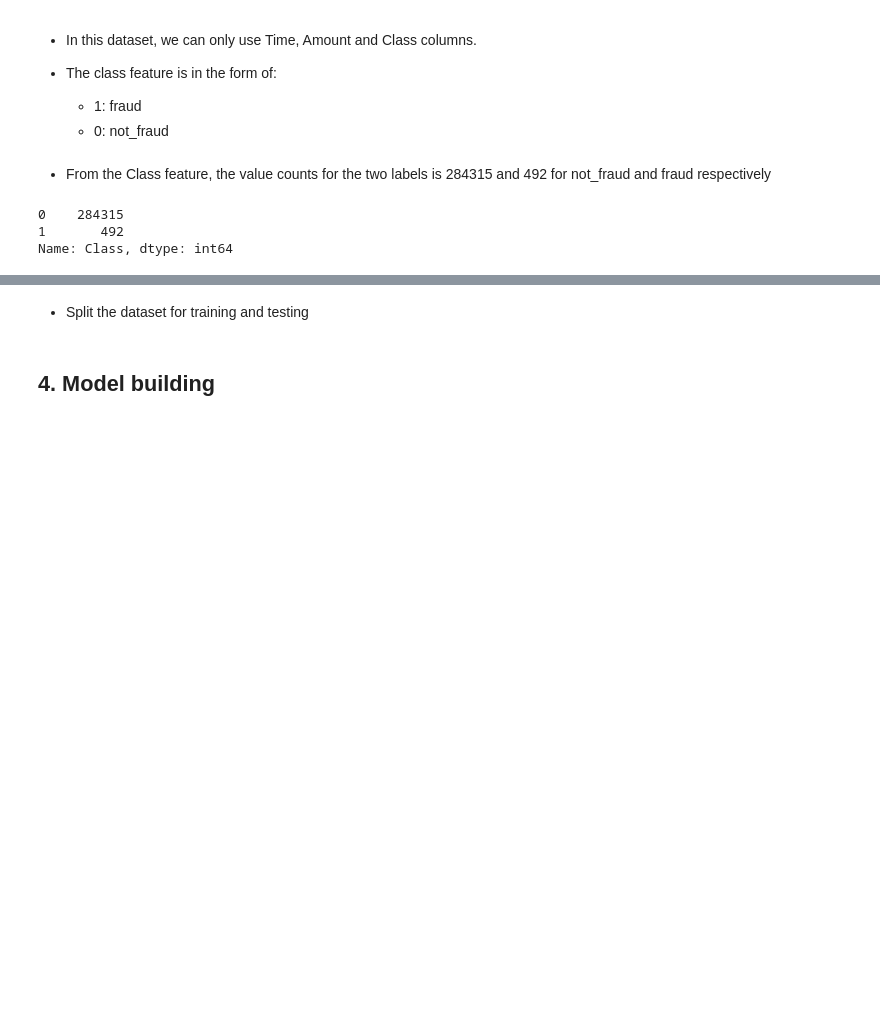
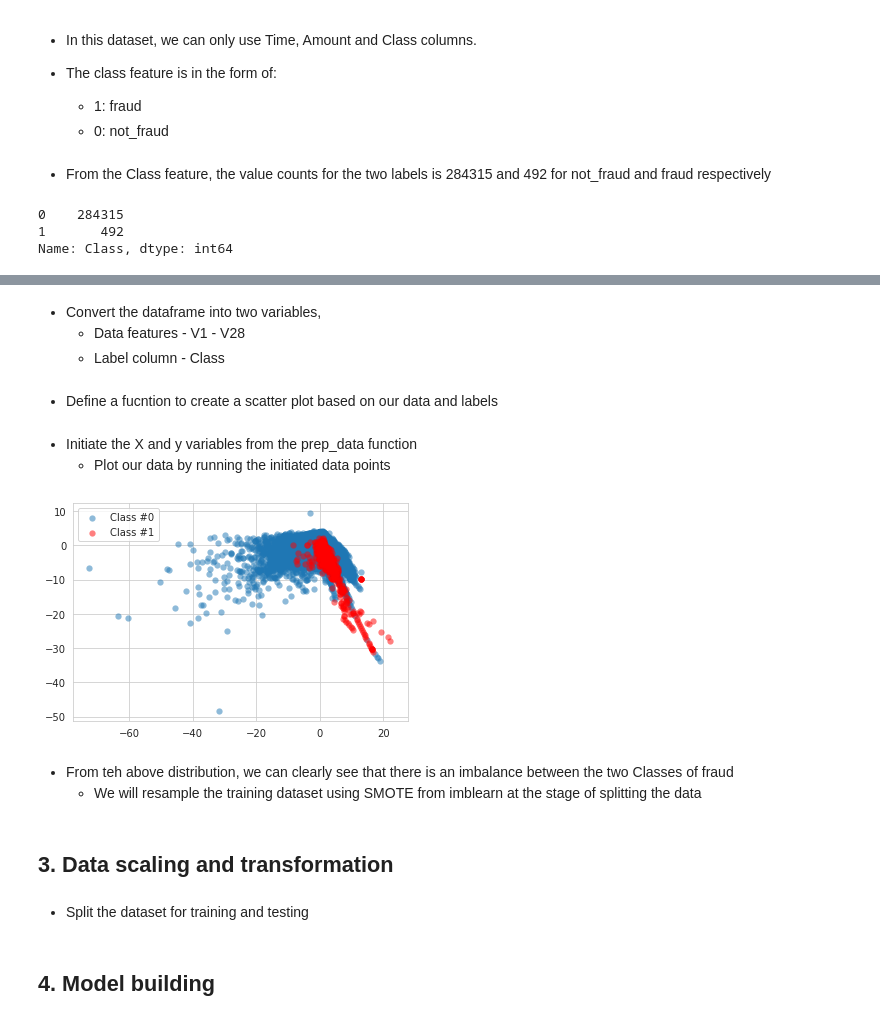
Before and after one commit to EnoshNyarige/creditCard_fraudDetection, a Jupyter notebook: creditCard_fraudDetection.ipynb, the cells around one changed output, grey strips where cells are left out. Saved outputs shown, nothing was run; the diff lists cells and outputs as text; code cells hidden in the pictures; blank space fills up the shorter version.

```diff
--- a/creditCard_fraudDetection.ipynb
+++ b/creditCard_fraudDetection.ipynb
@@ -67,0 +82,31 @@ plt.legend()
+# %% [markdown]
+- Convert the dataframe into two variables,
+    - Data features - V1 - V28
+    - Label column - Class
+# %%
+def prep_data(data: pd.DataFrame) -> (np.ndarray, np.ndarray):
+
+    X = data.iloc[:, 2:30].values
+    y = data.Class.values
+    return X, y
+# %% [markdown]
+- Define a fucntion to create a scatter plot based on our data and labels
+# %%
+def plot_data(X: np.ndarray, y: np.ndarray):
+    plt.scatter(X[y == 0, 0], X[y == 0, 1], label="Class #0", alpha=0.5, linewidth=0.15)
+    plt.scatter(X[y == 1, 0], X[y == 1, 1], label="Class #1", alpha=0.5, linewidth=0.15, c='r')
+    plt.legend()
+    return plt.show()
+# %% [markdown]
+- Initiate the X and y variables from the prep_data function
+    - Plot our data by running the initiated data points
+# %%
+X, y = prep_data(data)
+plot_data(X, y)
+# %% [output]
+[figure, added]
+# %% [markdown]
+- From teh above distribution, we can clearly see that there is an imbalance between the two Classes of fraud
+    - We will resample the training dataset using SMOTE from imblearn at the stage of splitting the data
+# %% [markdown]
+   ## 3. Data scaling and transformation
```
Also changed, not shown: parts of 21 cells of this notebook, 1 other file.
